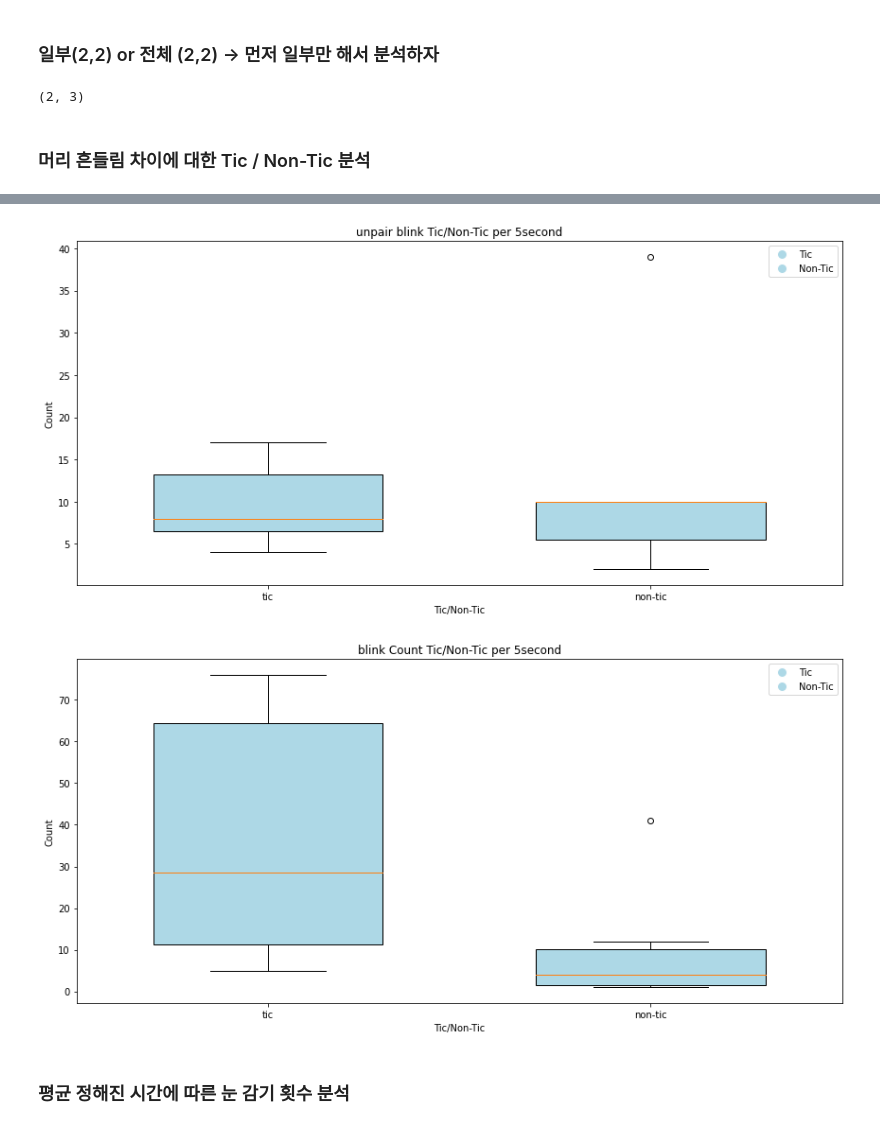
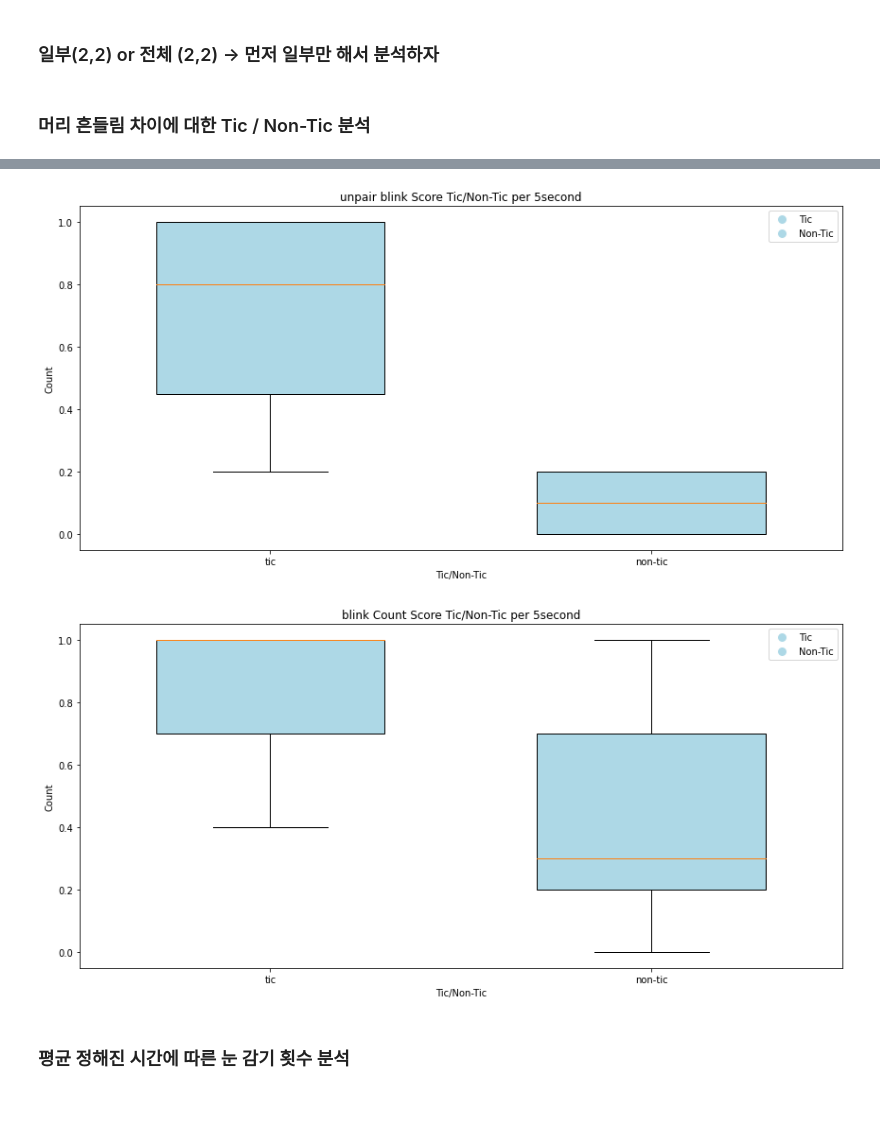
Before and after one commit to dablro12/Psycho-Detector, a Jupyter notebook: main_tic-nontic.ipynb, the cells around one changed output, grey strips where cells are left out. Cells and saved outputs as stored; diff of their text form; code cells hidden in the pictures.

```diff
--- a/main_tic-nontic.ipynb
+++ b/main_tic-nontic.ipynb
@@ -959,14 +1098,9 @@ IndexError: index 372 is out of bounds for axis 0 with size 372
 ## tic 3명 / non-tic 3명
 
 #점수
-# %%
-values.shape
-# %% [output]
-(2, 3)
 # %% [markdown]
 ### 머리 흔들림 차이에 대한 Tic / Non-Tic 분석
 # %%
-import matplotlib.pyplot as plt
 
 def box_plot_seperate(tic_values, non_tic_values, tag):
     groups = ['tic', 'non-tic']
@@ -992,19 +1126,20 @@ def box_plot_seperate(tic_values, non_tic_values, tag):
 
     plt.tight_layout()
     # 그래프 표시
+    plt.savefig(f'./result/analysis/{tag}.png')
     plt.show()
     plt.close()
 
 
 hanging_tic_values = [0.4, 0.6, 0.6, 0.2, 0.2, 0.8]
-non_hanging_tic_values = [0.2, 0, 0, 0, 0, 0]
+non_hanging_tic_values = [0.2, 0, 0.2, 0, 0, 0]
 box_plot_seperate(hanging_tic_values, non_hanging_tic_values, 'hanging Score')
 
-unpair_eye_tic_values = [0.2, 1.0, 0.4, 1.0, 0.6]
-non_unpair_eye_tic_values = [10, 39, 10, 2, 10, 4]
+unpair_eye_tic_values = [0.2, 1.0, 0.4, 1.0, 0.6, 1.0]
+non_unpair_eye_tic_values = [0, 0, 0.2, 0.2, 0, 0.2]
 box_plot_seperate(unpair_eye_tic_values, non_unpair_eye_tic_values, 'unpair blink Score')
 
-blink_tic_values = [5, 42, 76, 72, 15, 10]
-non_blink_tic_values = [12, 41, 5, 1, 1, 3]
+blink_tic_values = [1.0, 1.0, 0.6, 1.0, 0.4, 1.0]
+non_blink_tic_values = [0.8, 1.0, 0, 0.2, 0.2, 0.4]
 box_plot_seperate(blink_tic_values, non_blink_tic_values, 'blink Count Score')
 # %% [output]
@@ -1012,5 +1147,5 @@ box_plot_seperate(blink_tic_values, non_blink_tic_values, 'blink Count Score')
-[figure, old version]
+[figure, new version]
-[figure, old version]
+[figure, new version]
 # %% [markdown]
 ### 평균 정해진 시간에 따른 눈 감기 횟수 분석
 # %% [markdown]
```
Also changed, not shown: parts of 16 cells of this notebook.
